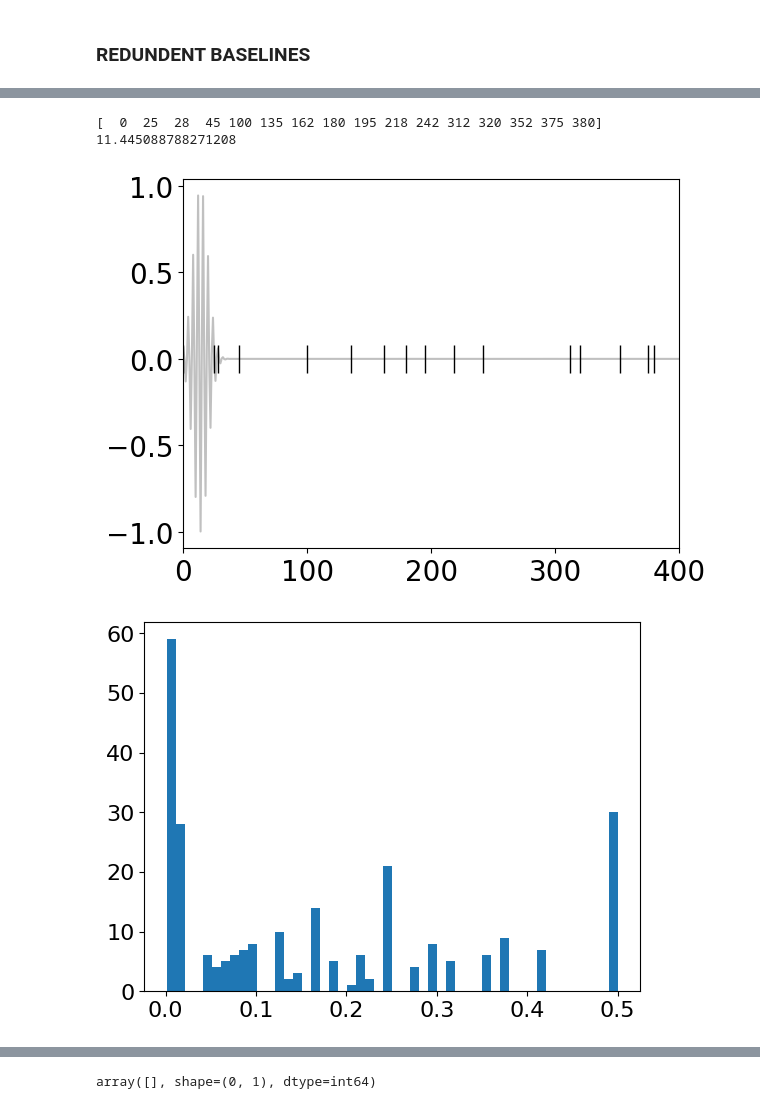
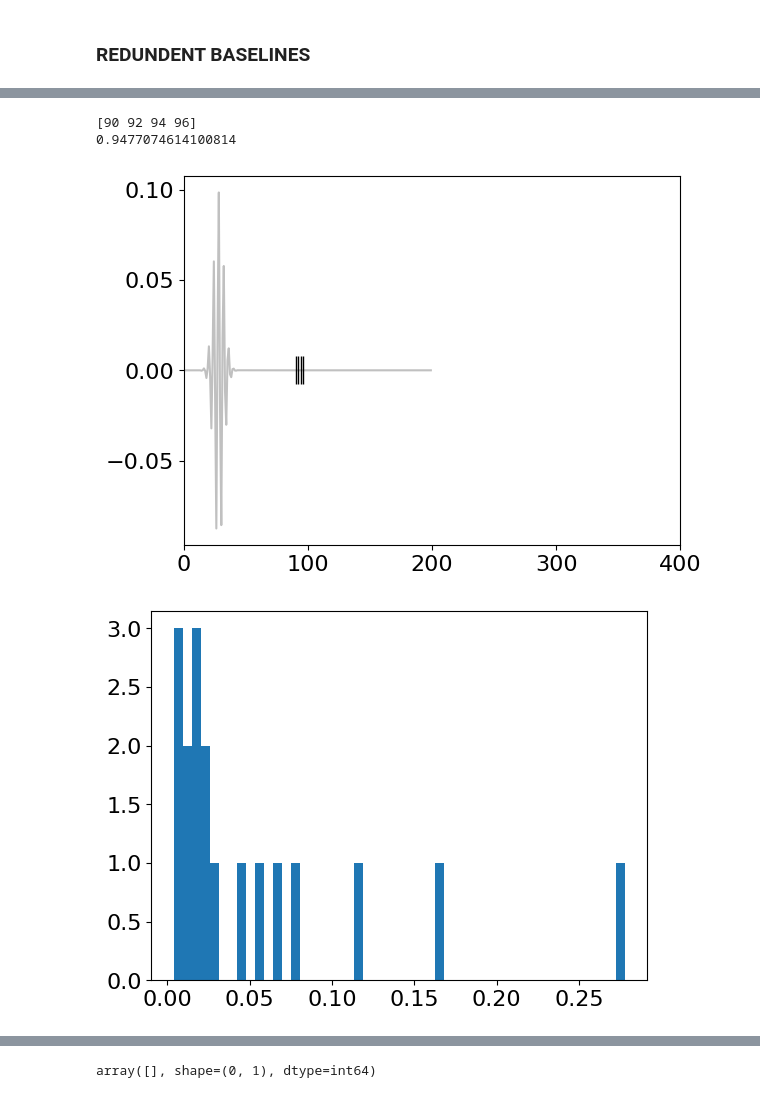
Before and after one commit to Jammi-Dodgers/THz-Compressed-Sensing, a Jupyter notebook: compressed_sensing/baselines_test.ipynb, the cells around one changed output, grey strips where cells are left out. Saved outputs shown, nothing was run; the diff lists cells and outputs as text; code cells hidden in the pictures.

```diff
--- a/compressed_sensing/baselines_test.ipynb
+++ b/compressed_sensing/baselines_test.ipynb
@@ -52,7 +52,7 @@ def binned_mean(index, y ,width):
         means = np.append(means, mean)
     return means
 # %%
-file_name = "1dmockanderrors2"
+file_name = "1dmockanderrors12"
 file_type = ".csv"
 
 target, uncertainties = open_dataset(file_name, file_type)
@@ -100,5 +100,5 @@ plt.show()
 # %%
-reduced_points = 16
+reduced_points = 4
 
 #I'm surprised that numpy and scipy don't have meathods for reading files with inconsistant numbers of delimiters.
 optlocs_file = "data\\" + file_name +"_optlocs.csv"
@@ -124,7 +124,7 @@ print(total_points /reduced_points)
 # %% [markdown]
 ### REDUNDENT BASELINES
 # %%
-test = [0,193,194,195,196,197,198,199,200,201,202,203,204,205,206,399]
+test = [90,92,94,96]
 
 len(test)
 # %% [output]
@@ -181,17 +171,17 @@ array([[ 25,  66,  91, 131, 180, 190, 208, 228, 241, 253, 280, 319, 344,
 # %%
-n = 6
+n = 0
 
 print(full_data[n,:])
 print(errors[n])
 
 plt.plot(target_DCT, color= "silver")
-plt.plot(full_data[n,:].T, np.zeros(16), linestyle= "none", marker= "|", markersize= 20, color= "k")
+plt.plot(full_data[n,:].T, np.zeros(reduced_points), linestyle= "none", marker= "|", markersize= 20, color= "k")
 plt.xlim(0, 400)
 plt.show()
 # %% [output]
-[  0  25  28  45 100 135 162 180 195 218 242 312 320 352 375 380]
-11.445088788271208
+[90 92 94 96]
+0.9477074614100814
-[figure, old version]
+[figure, new version]
 # %%
 def autocorrelate(x): #stolen from stack overflow
     x = x[~np.isnan(x)]
@@ -222,7 +212,7 @@ aliased_freqs = [aliasing(autocor_index) for autocor_index in autocor_indexs]
 plt.hist(aliased_freqs[-1], bins= 50)
 plt.show()
 # %% [output]
-[figure, old version]
+[figure, new version]
 # %%
 unique_baselines = np.sum(autocor > 0, axis= 1)
 single_baselines = np.sum(autocor == 1, axis= 1)
```
Also changed, not shown: parts of 11 cells of this notebook, 4 other files.
